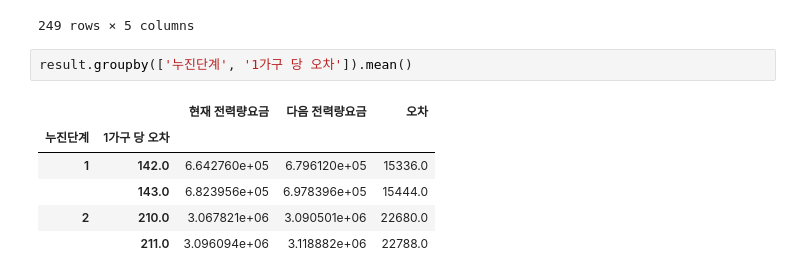
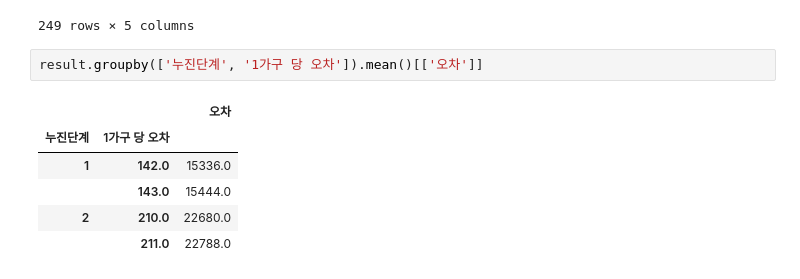
Before and after one commit to formegusto/what-is-public-fee, a Jupyter notebook: pt1.공용부의 전기요금 구성요소 Modularization.ipynb, the cells around one changed output. Drawn from its saved outputs; the diff is of its cells as text.

```diff
--- a/pt1.공용부의 전기요금 구성요소 Modularization.ipynb
+++ b/pt1.공용부의 전기요금 구성요소 Modularization.ipynb
@@ -139,12 +139,12 @@ result
 | 247kWh | 4608688 | 4631368 | 2 | 22680 | 210.0 |
 | 248kWh | 4631368 | 4654156 | 2 | 22788 | 211.0 |
 249 rows × 5 columns
-# %%
-result.groupby(['누진단계', '1가구 당 오차']).mean()
-# %% [output]
-|  |  | 현재 전력량요금 | 다음 전력량요금 | 오차 |
-| 누진단계 | 1가구 당 오차 |  |  |  |
-| 1 | 142.0 | 6.642760e+05 | 6.796120e+05 | 15336.0 |
-|  | 143.0 | 6.823956e+05 | 6.978396e+05 | 15444.0 |
-| 2 | 210.0 | 3.067821e+06 | 3.090501e+06 | 22680.0 |
-|  | 211.0 | 3.096094e+06 | 3.118882e+06 | 22788.0 |
+# %%
+result.groupby(['누진단계', '1가구 당 오차']).mean()[['오차']]
+# %% [output]
+|  |  | 오차 |
+| 누진단계 | 1가구 당 오차 |  |
+| 1 | 142.0 | 15336.0 |
+|  | 143.0 | 15444.0 |
+| 2 | 210.0 | 22680.0 |
+|  | 211.0 | 22788.0 |
```
Also changed, not shown: parts of 10 cells of this notebook, 3 other files.
